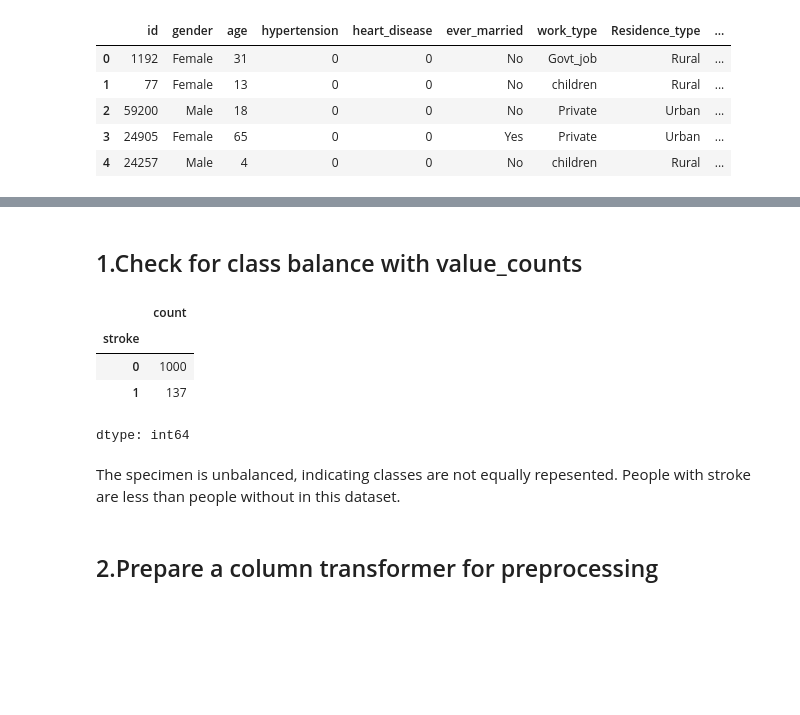
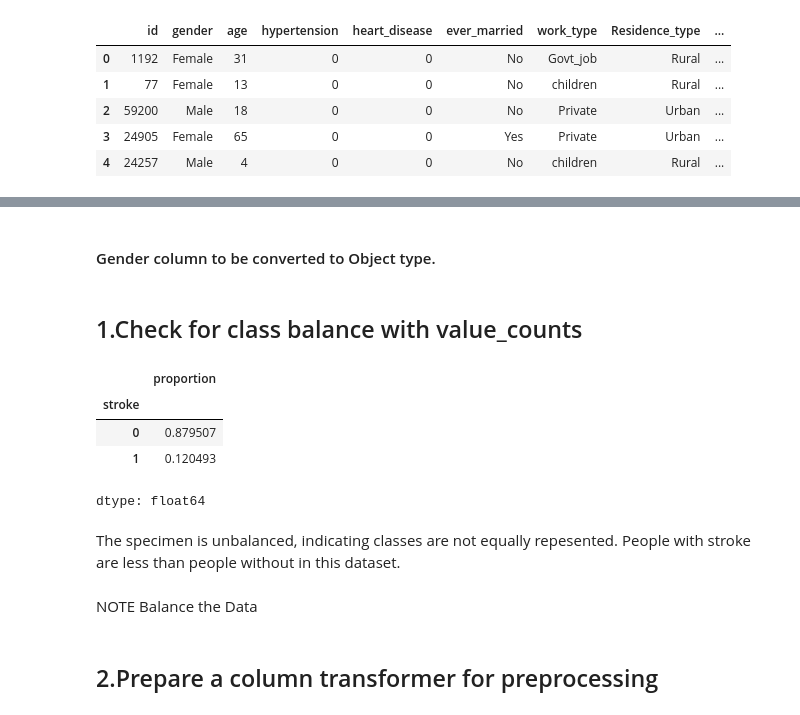
Before and after one commit to Rahafhosari/DataScience2024-2025, a Jupyter notebook: classification_metrics_core.ipynb, the cells around one changed output, grey strips where cells are left out. Saved outputs shown, nothing was run; the diff lists cells and outputs as text; code cells hidden in the pictures; blank space fills up the shorter version.

```diff
--- a/classification_metrics_core.ipynb
+++ b/classification_metrics_core.ipynb
@@ -65,0 +154,2 @@ memory usage: 106.7+ KB
+# %%
+df['age'] = df['age'].replace(to_replace='*82', value='82')
@@ -66,15 +175,21 @@ memory usage: 106.7+ KB
+# %% [markdown]
+#### Gender column to be converted to Object type.
+# %%
+df['gender'] = df['gender'].astype(object)
 # %% [markdown]
 ## 1.Check for class balance with value_counts
 # %%
-df['stroke'].value_counts()
+df['stroke'].value_counts(normalize=True)
 # %% [output]
-|  | count |
+|  | proportion |
 | stroke |  |
-| 0 | 1000 |
-| 1 | 137 |
+| 0 | 0.879507 |
+| 1 | 0.120493 |
-dtype: int64
+dtype: float64
 # %% [markdown]
 The specimen is unbalanced, indicating classes are not equally repesented. People with stroke are less than people without in this dataset.
+# %% [markdown]
+NOTE Balance the Data
 # %% [markdown]
 ## 2.Prepare a column transformer for preprocessing
 # %% [markdown]
```
Also changed, not shown: parts of 68 cells of this notebook.
